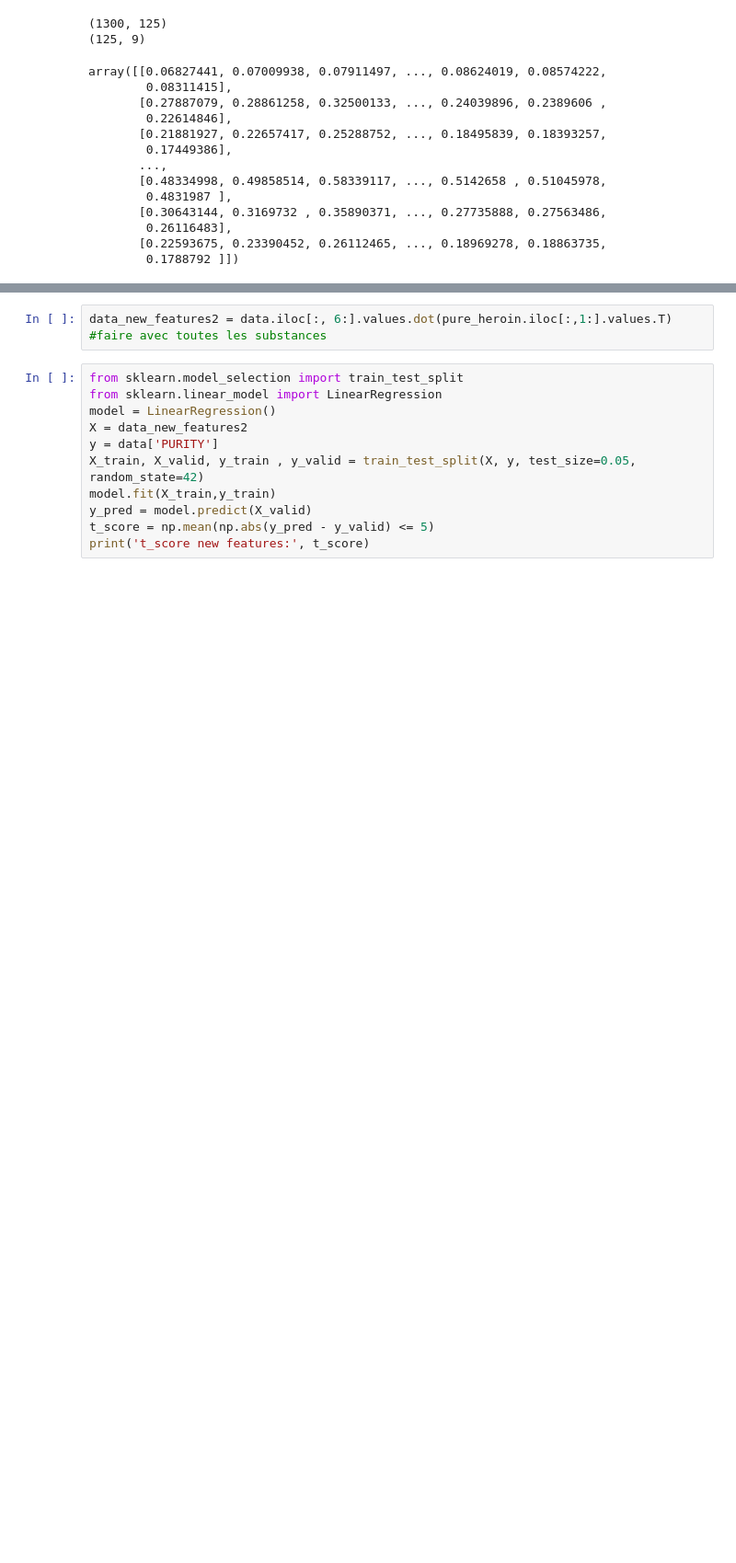
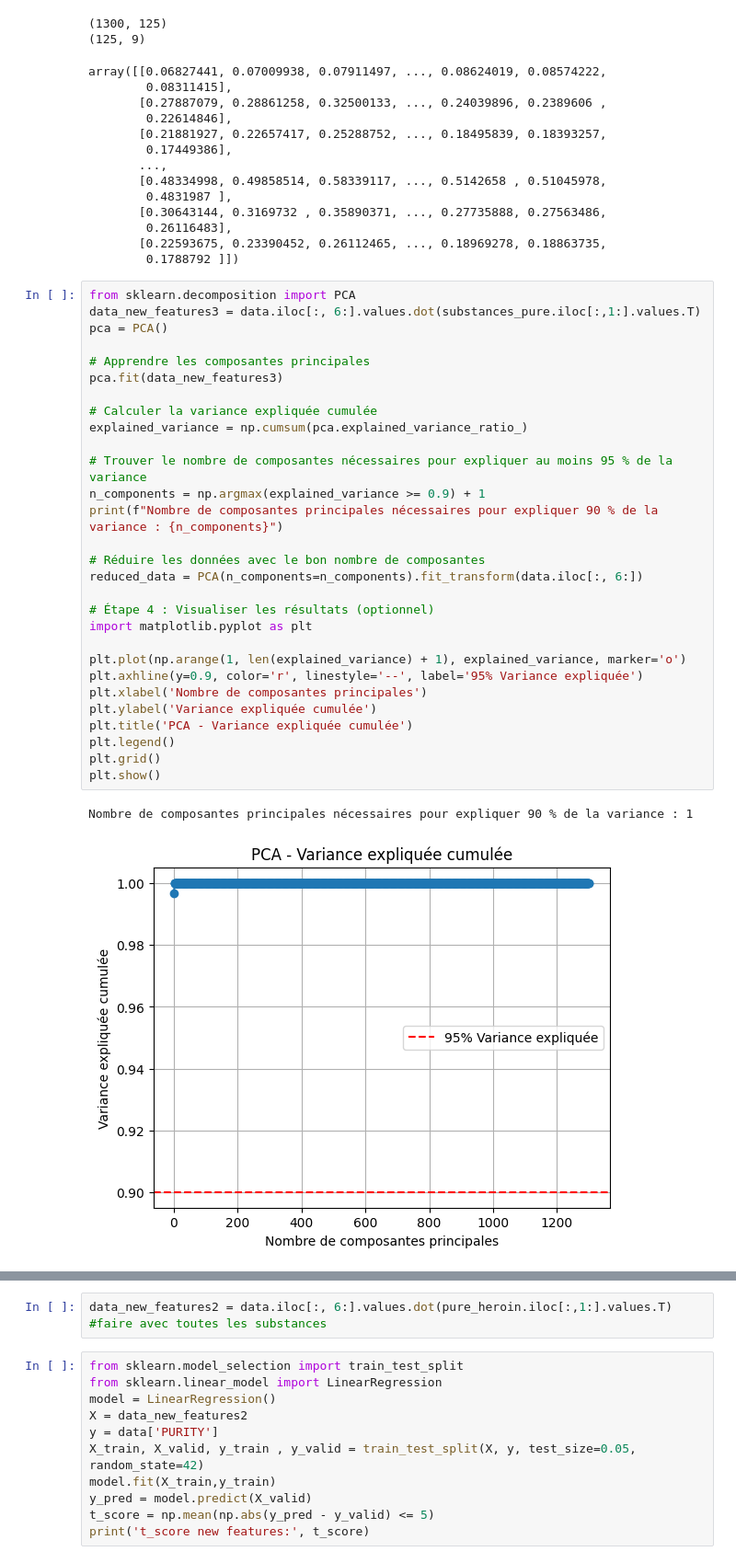
Before and after one commit to eferrer11/ML-project-heroin, a Jupyter notebook: main_exploration.ipynb, the cells around one changed output, grey strips where cells are left out. Shown at 92% size. Drawn from its saved outputs; the diff is of its cells as text; blank space fills up the shorter version.

```diff
--- a/main_exploration.ipynb
+++ b/main_exploration.ipynb
@@ -114,4 +114,36 @@ array([[0.06827441, 0.07009938, 0.07911497, ..., 0.08624019, 0.08574222,
         0.26116483],
        [0.22593675, 0.23390452, 0.26112465, ..., 0.18969278, 0.18863735,
         0.1788792 ]])
+# %%
+from sklearn.decomposition import PCA
+data_new_features3 = data.iloc[:, 6:].values.dot(substances_pure.iloc[:,1:].values.T)
+pca = PCA()
+
+# Apprendre les composantes principales
+pca.fit(data_new_features3)
+
+# Calculer la variance expliquée cumulée
+explained_variance = np.cumsum(pca.explained_variance_ratio_)
+
+# Trouver le nombre de composantes nécessaires pour expliquer au moins 95 % de la variance
+n_components = np.argmax(explained_variance >= 0.9) + 1
+print(f"Nombre de composantes principales nécessaires pour expliquer 90 % de la variance : {n_components}")
+
+# Réduire les données avec le bon nombre de composantes
+reduced_data = PCA(n_components=n_components).fit_transform(data.iloc[:, 6:])
+
+# Étape 4 : Visualiser les résultats (optionnel)
+import matplotlib.pyplot as plt
+
+plt.plot(np.arange(1, len(explained_variance) + 1), explained_variance, marker='o')
+plt.axhline(y=0.9, color='r', linestyle='--', label='95% Variance expliquée')
+plt.xlabel('Nombre de composantes principales')
+plt.ylabel('Variance expliquée cumulée')
+plt.title('PCA - Variance expliquée cumulée')
+plt.legend()
+plt.grid()
+plt.show()
+# %% [output]
+Nombre de composantes principales nécessaires pour expliquer 90 % de la variance : 1
+[figure, added]
 # %%
```
Also changed, not shown: parts of 1 cell of this notebook, 4 other files.
